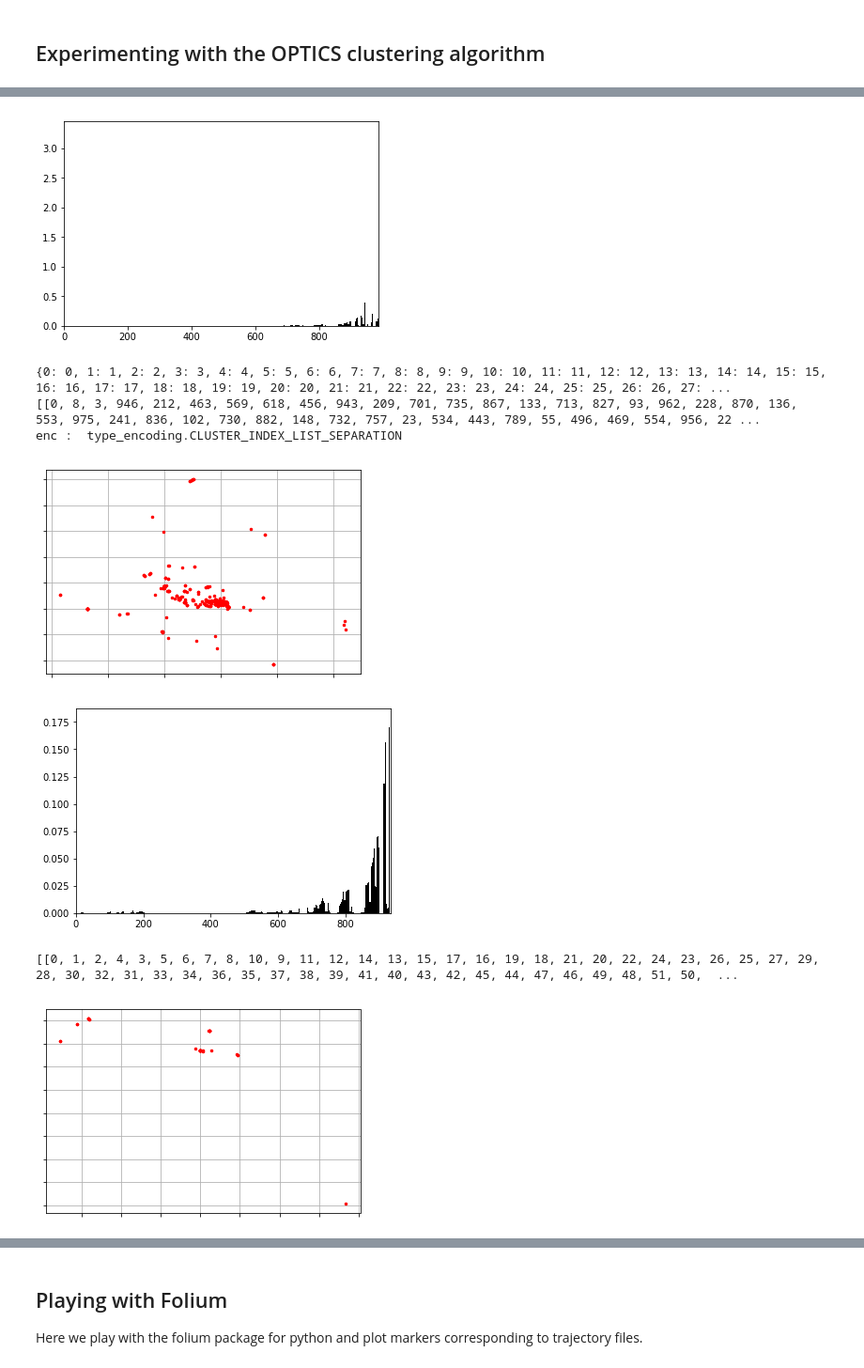
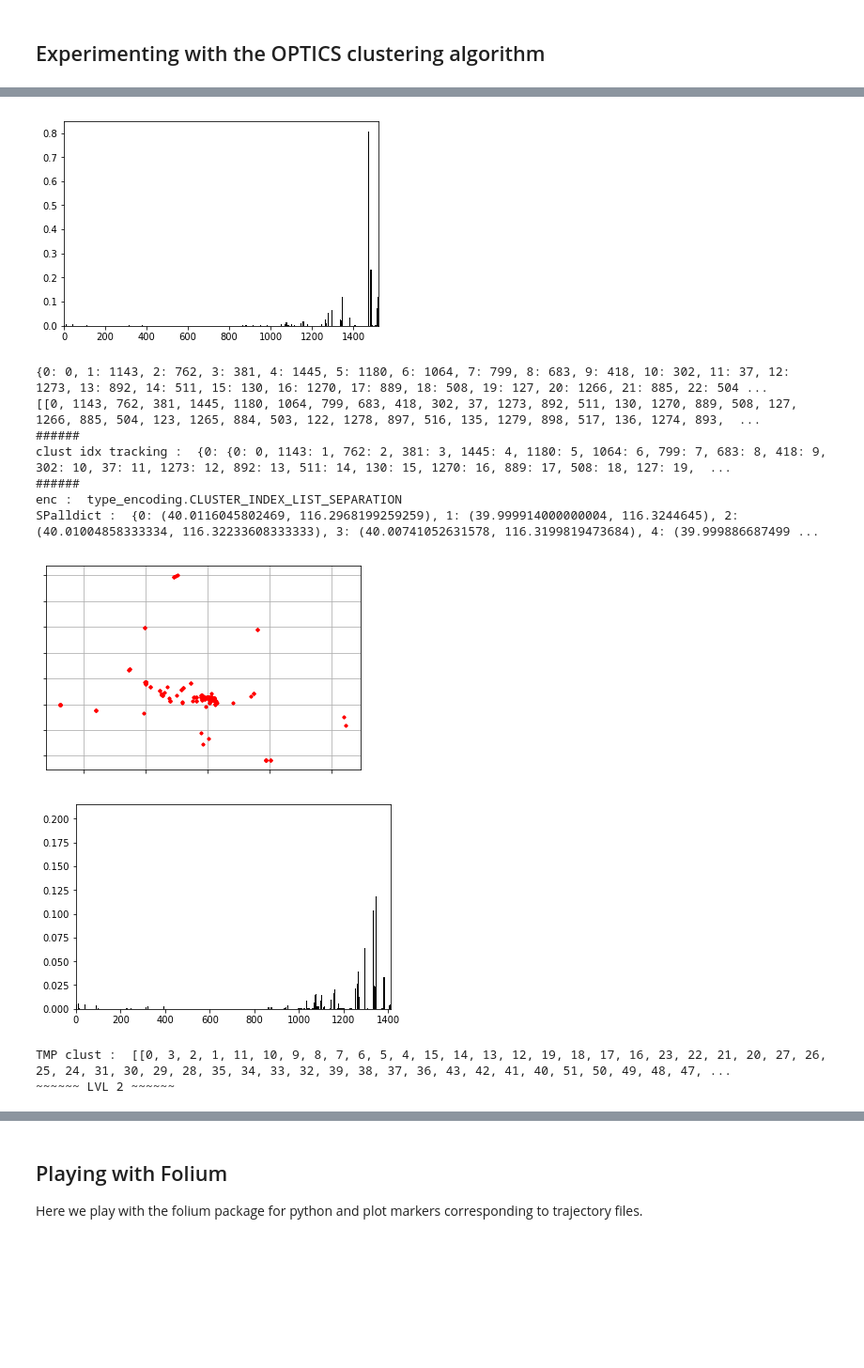
Before and after one commit to PatrickMotylinski/LBCPI-project, a Jupyter notebook: LBCPI.ipynb, the cells around one changed output, grey strips where cells are left out. Shown at 94% size. Drawn from its saved outputs; the diff is of its cells as text; code cells hidden in the pictures; blank space fills up the shorter version.

```diff
--- a/LBCPI.ipynb
+++ b/LBCPI.ipynb
@@ -83,10 +86,15 @@ def time_list(time):
     time.sort()
     return (dt.datetime.strptime( time[len(time)-1], '%H:%M:%S') - dt.datetime.strptime(time[0], '%H:%M:%S')).total_seconds()
 
-def tracklengthGEO(lat, long, alt):
+def tracklengthGEO(lat, long, alt=None):
     ln = len(lat)
     trkseg = [ geodesic((lat[i+1], long[i+1], alt[i+1]), (lat[i], long[i], alt[i] )).miles for i in range(ln-1) ]
     return sum(trkseg)
+
+def DistGEO(coord1, coord2):
+    lat1, long1 = coord1
+    lat2, long2 = coord2
+    return geodesic((lat1, long1), (lat2, long2 )).m
 
 def DistSeries(lat, long):
     ln = len(lat)
@@ -303,7 +319,16 @@ for usr in [0,1,2,3]:
         #for coord in coordlist:
         #    print("coord = ", coord)
         SPall.append(coordlist )
+SPall = [crd for coord in SPall for crd in coord]
 #SPall = [ sp for coordlst in LocHist[usr][0] for usr in [0,1,2,3]]
 SPalldict = {i:SPall[i] for i in range(len(SPall))}
-print(list(SPalldict.values()))
+print("SPalldict : ", SPalldict)
+print("len SPalldict : ", len(SPalldict))
+print("~~~")
+print("~~~")
+crds = [crd for coord in list(SPalldict.values()) for crd in coord]
+paircrds = [coord for coord in list(SPalldict.values())]
+print("crds = ", crds)
+print("pairs of crds = ", paircrds)
+print("len crds = ", len(crds) )
 # %% [output]
@@ -311,28 +342,49 @@ print(list(SPalldict.values()))
 # %% [markdown]
 ## Experimenting with the OPTICS clustering algorithm
+# %%
+#Keep track of indexing at each level
+def clust_idx_tracker(clusters):
+    clustdict = {}
+    for cluster in clusters:
+        clustdict.update( {clusters.index(cluster) : { i : cluster[i] for i in range(len(cluster)) }  } )
+    return clustdict
 # %%
 eps = 5.2
 minpts = 5
+SPlst = [crd for coord in list(SPalldict.values()) for crd in coord]
 clusters, clust, order, encoding = template_clustering(list(SPalldict.values()), eps, minpts)
-clust.sort()
+#clusters, clust, order, encoding = template_clustering(SPlst, eps, minpts)
+#clust.sort()
 #print(clust, len(clust), dict(enumerate(clust,0)))
 print(dict(enumerate(clust,0)))
 print(clusters)
+print("######")
+print("clust idx tracking : ", clust_idx_tracker(clusters))
+print("######")
 print("enc : ", encoding)
+print("SPalldict : ", SPalldict)
+
 #for minpts in [3,5,7,9,11,15,20]:
 #    for eps in [0.05, 0.1, 0.15, 0.20, 0.25]:
 #        template_clustering(SPs, eps, minpts)
 for cluster in clusters:
     SPtmp = [SPalldict[idx] for idx in cluster]
     clusters_tmp, clust_tmp, order_tmp, encoding_tmp = template_clustering(SPtmp, eps, minpts)
-    print(clusters_tmp)
+    print("TMP clust : ", clusters_tmp)
+    for cluster in clusters_tmp:
+        print("~~~~~~ LVL 2 ~~~~~~")
+        clusters_tmp2, clust_tmp2, order_tmp2, encoding_tmp2 = template_clustering(cluster, eps, minpts)
 # %% [output]
 [figure]
-[figure, old version]
+[figure, new version]
-{0: 0, 1: 1, 2: 2, 3: 3, 4: 4, 5: 5, 6: 6, 7: 7, 8: 8, 9: 9, 10: 10, 11: 11, 12: 12, 13: 13, 14: 14, 15: 15, 16: 16, 17: 17, 18: 18, 19: 19, 20: 20, 21: 21, 22: 22, 23: 23, 24: 24, 25: 25, 26: 26, 27: ...
-[[0, 8, 3, 946, 212, 463, 569, 618, 456, 943, 209, 701, 735, 867, 133, 713, 827, 93, 962, 228, 870, 136, 553, 975, 241, 836, 102, 730, 882, 148, 732, 757, 23, 534, 443, 789, 55, 496, 469, 554, 956, 22 ...
+{0: 0, 1: 1143, 2: 762, 3: 381, 4: 1445, 5: 1180, 6: 1064, 7: 799, 8: 683, 9: 418, 10: 302, 11: 37, 12: 1273, 13: 892, 14: 511, 15: 130, 16: 1270, 17: 889, 18: 508, 19: 127, 20: 1266, 21: 885, 22: 504 ...
+[[0, 1143, 762, 381, 1445, 1180, 1064, 799, 683, 418, 302, 37, 1273, 892, 511, 130, 1270, 889, 508, 127, 1266, 885, 504, 123, 1265, 884, 503, 122, 1278, 897, 516, 135, 1279, 898, 517, 136, 1274, 893,  ...
+######
+clust idx tracking :  {0: {0: 0, 1143: 1, 762: 2, 381: 3, 1445: 4, 1180: 5, 1064: 6, 799: 7, 683: 8, 418: 9, 302: 10, 37: 11, 1273: 12, 892: 13, 511: 14, 130: 15, 1270: 16, 889: 17, 508: 18, 127: 19,  ...
+######
 enc :  type_encoding.CLUSTER_INDEX_LIST_SEPARATION
+SPalldict :  {0: (40.0116045802469, 116.2968199259259), 1: (39.999914000000004, 116.3244645), 2: (40.01004858333334, 116.32233608333333), 3: (40.00741052631578, 116.3199819473684), 4: (39.999886687499 ...
-[figure, old version]
+[figure, new version]
-[figure, old version]
+[figure, new version]
-[[0, 1, 2, 4, 3, 5, 6, 7, 8, 10, 9, 11, 12, 14, 13, 15, 17, 16, 19, 18, 21, 20, 22, 24, 23, 26, 25, 27, 29, 28, 30, 32, 31, 33, 34, 36, 35, 37, 38, 39, 41, 40, 43, 42, 45, 44, 47, 46, 49, 48, 51, 50,  ...
+TMP clust :  [[0, 3, 2, 1, 11, 10, 9, 8, 7, 6, 5, 4, 15, 14, 13, 12, 19, 18, 17, 16, 23, 22, 21, 20, 27, 26, 25, 24, 31, 30, 29, 28, 35, 34, 33, 32, 39, 38, 37, 36, 43, 42, 41, 40, 51, 50, 49, 48, 47, ...
+~~~~~~ LVL 2 ~~~~~~
-[figure, removed]
```
Also changed, not shown: parts of 5 cells of this notebook.
